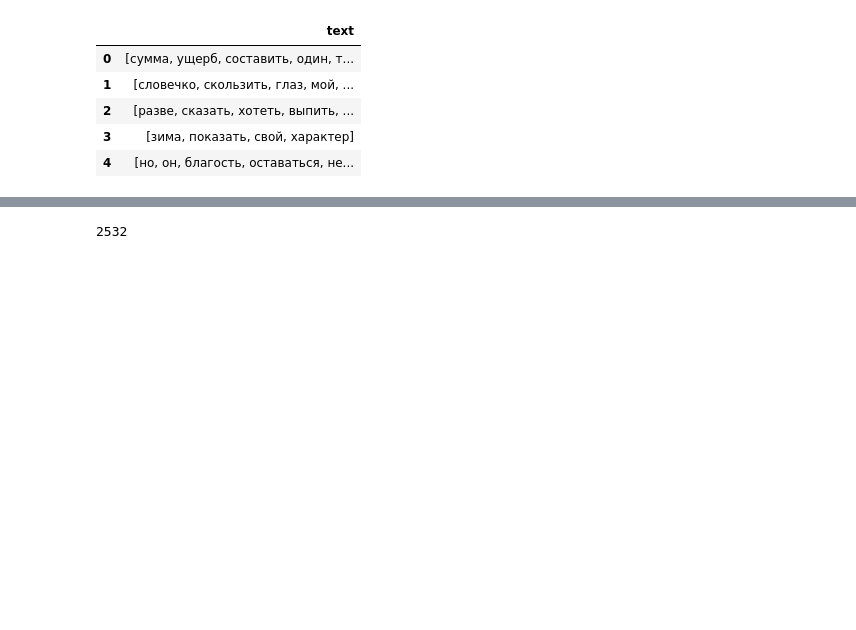
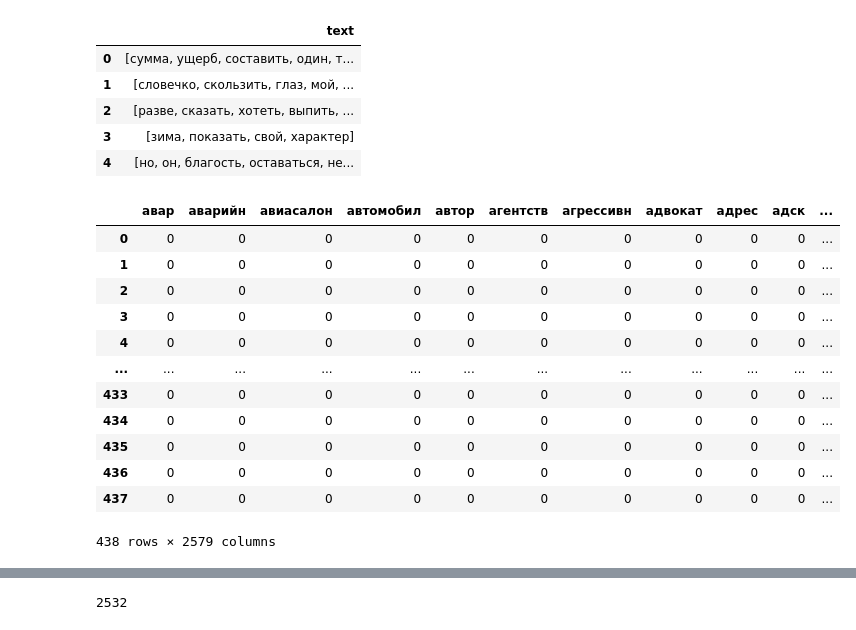
Before and after one commit to Mardvey-UMA/feature_extraction_NLP, a Jupyter notebook: scripts/note4.ipynb, the cells around one changed output, grey strips where cells are left out. Cells and saved outputs as stored; diff of their text form; code cells hidden in the pictures; blank space fills up the shorter version.

```diff
--- a/scripts/note4.ipynb
+++ b/scripts/note4.ipynb
@@ -264,3 +264,24 @@ df_morphy.head()
 | 2 | [разве, сказать, хотеть, выпить, ... |
 | 3 | [зима, показать, свой, характер] |
 | 4 | [но, он, благость, оставаться, не... |
+# %%
+vec = CountVectorizer()
+corpus = []
+for sent in df_snowball['text']:
+    corpus.append(' '.join(sent))
+X = vec.fit_transform(corpus)
+pd.DataFrame(vec.transform(corpus).toarray(), columns=sorted(vec.vocabulary_.keys()))
+# %% [output]
+|  | авар | аварийн | авиасалон | автомобил | автор | агентств | агрессивн | адвокат | адрес | адск | ... |
+| 0 | 0 | 0 | 0 | 0 | 0 | 0 | 0 | 0 | 0 | 0 | ... |
+| 1 | 0 | 0 | 0 | 0 | 0 | 0 | 0 | 0 | 0 | 0 | ... |
+| 2 | 0 | 0 | 0 | 0 | 0 | 0 | 0 | 0 | 0 | 0 | ... |
+| 3 | 0 | 0 | 0 | 0 | 0 | 0 | 0 | 0 | 0 | 0 | ... |
+| 4 | 0 | 0 | 0 | 0 | 0 | 0 | 0 | 0 | 0 | 0 | ... |
+| ... | ... | ... | ... | ... | ... | ... | ... | ... | ... | ... | ... |
+| 433 | 0 | 0 | 0 | 0 | 0 | 0 | 0 | 0 | 0 | 0 | ... |
+| 434 | 0 | 0 | 0 | 0 | 0 | 0 | 0 | 0 | 0 | 0 | ... |
+| 435 | 0 | 0 | 0 | 0 | 0 | 0 | 0 | 0 | 0 | 0 | ... |
+| 436 | 0 | 0 | 0 | 0 | 0 | 0 | 0 | 0 | 0 | 0 | ... |
+| 437 | 0 | 0 | 0 | 0 | 0 | 0 | 0 | 0 | 0 | 0 | ... |
+438 rows × 2579 columns
```
Also changed, not shown: parts of 2 cells of this notebook.
